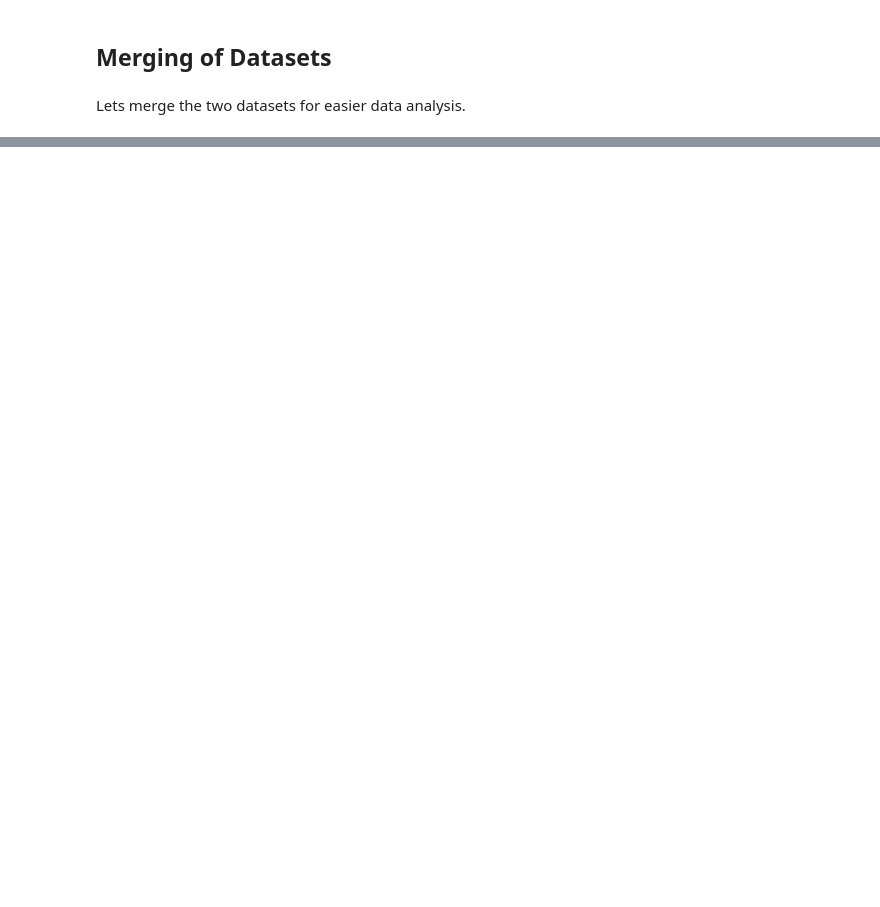
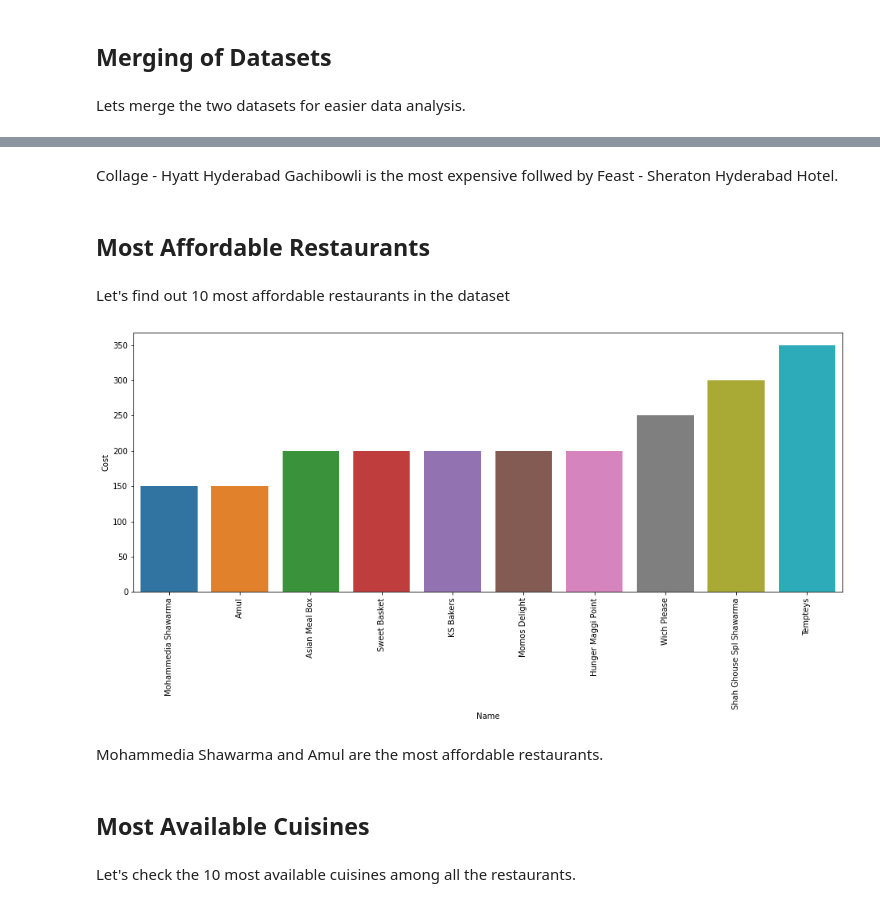
Before and after one commit to connect-midhunr/zomato-restaurant-clustering-and-sentiment-analysis, a Jupyter notebook: Zomato_Restaurant_Clustering_and_Sentiment_Analysis.ipynb, the cells around one changed output, grey strips where cells are left out. Saved outputs shown, nothing was run; the diff lists cells and outputs as text; code cells hidden in the pictures; blank space fills up the shorter version.

```diff
--- a/Zomato_Restaurant_Clustering_and_Sentiment_Analysis.ipynb
+++ b/Zomato_Restaurant_Clustering_and_Sentiment_Analysis.ipynb
@@ -355,0 +440,17 @@ restaurant_df.head()
+# %% [markdown]
+Collage - Hyatt Hyderabad Gachibowli is the most expensive follwed by Feast - Sheraton Hyderabad Hotel.
+# %% [markdown]
+## Most Affordable Restaurants
+# %% [markdown]
+Let's find out 10 most affordable restaurants in the dataset
+# %%
+# plotting a vertical bar graph to display the top 10 most affordable restaurants
+plot_vertical_bar_graph(meta_work_df.loc[:, ['Name', 'Cost']].sort_values('Cost').head(10), 'Name', 'Cost')
+# %% [output]
+[figure, added]
+# %% [markdown]
+Mohammedia Shawarma and Amul are the most affordable restaurants.
+# %% [markdown]
+## Most Available Cuisines
+# %% [markdown]
+Let's check the 10 most available cuisines among all the restaurants.
```
Also changed, not shown: parts of 37 cells of this notebook.
